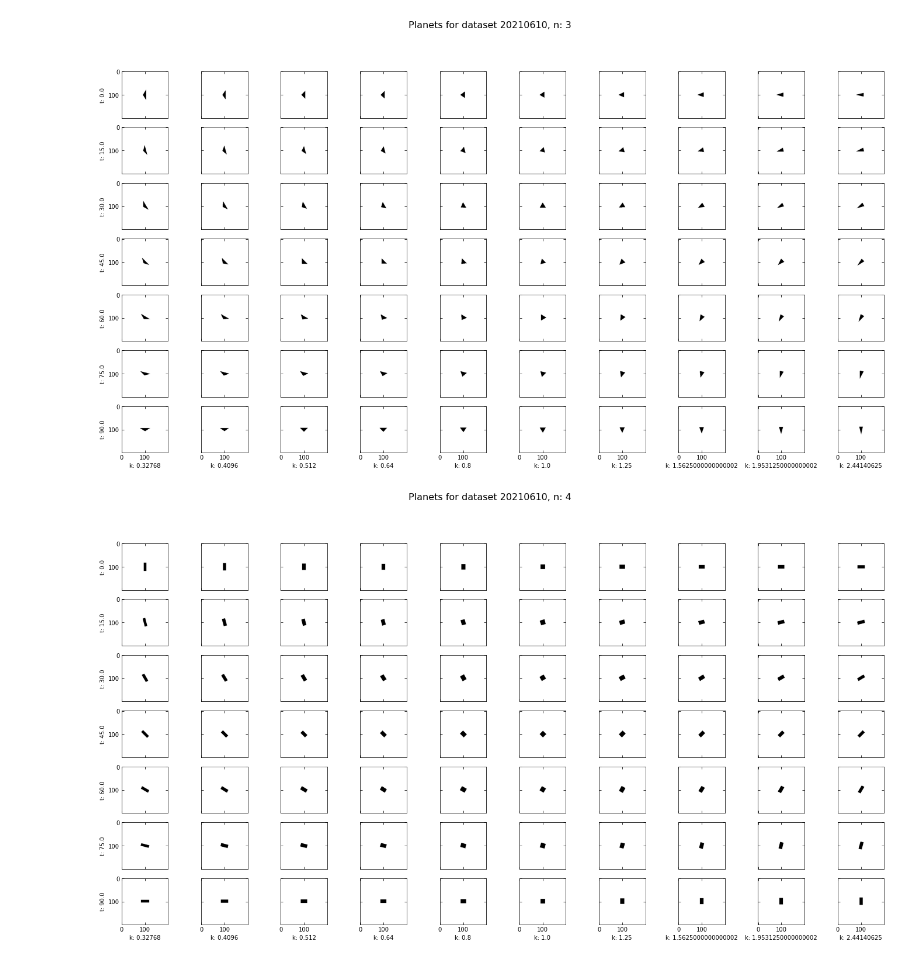
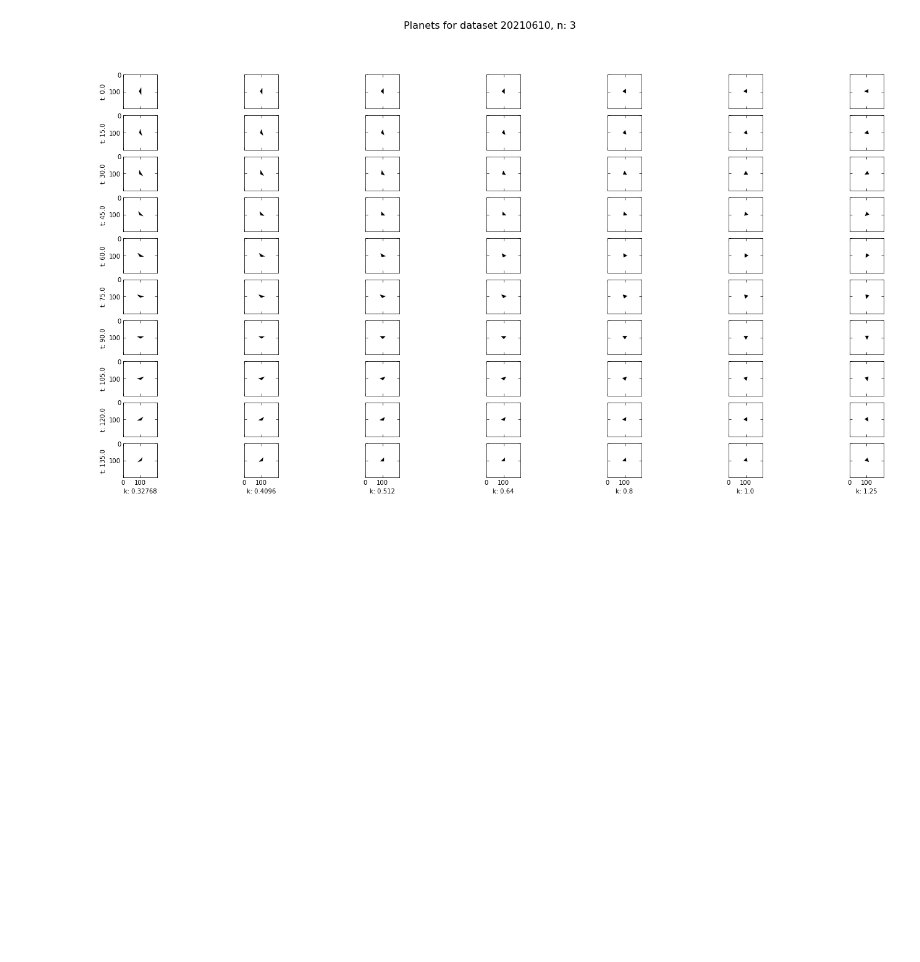
Before and after one commit to joshua-bromley/tessSignalInjection, a Jupyter notebook: Summer2021/varyingSize.ipynb, the cells around one changed output. Saved outputs shown, nothing was run; the diff lists cells and outputs as text; code cells hidden in the pictures; blank space fills up the shorter version.

```diff
--- a/Summer2021/varyingSize.ipynb
+++ b/Summer2021/varyingSize.ipynb
@@ -66,13 +66,7 @@ def fillShape(grid,points):
             for k in range(len(grid) - j -1):##Repeat going toward the right edge
                 if outline[i][j+k] == 1 and outline[i][j+k+1] == 0:
                     rightPasses += 1
-            for k in range(i):##Repeat going toward the top edge
-                if outline[i-k-1][j] == 1 and outline[i-k][j] == 0:
-                    upPasses += 1
-            for k in range(len(grid) - i -1):##Repeat going to the bottom edge
-                if outline[i + k][j] == 1 and outline[i+k+1][j] == 0:
-                    downPasses += 1
-            if (upPasses%2==1 or downPasses%2==1) and (rightPasses%2==1 or leftPasses%2==1) and (upPasses > 0 and downPasses > 0 and leftPasses > 0 and rightPasses > 0):
+            if (rightPasses%2==1 or leftPasses%2==1) and (leftPasses > 0 and rightPasses > 0):
                 ##If all directions have passes the outline at least once and the outline has been passes an odd number of times in at least one horizontal and one vertical direction, the point is definitely within the outline
                 grid[i][j] = 1
 
@@ -119,37 +113,36 @@ points = generatePoints(5,0.07,200,100,100,0,2,np.pi/5)
 planetGrid = fillShape(np.zeros([200,200]),points)
 planet = TransitingImage(opacitymat = planetGrid, v = 2, t_ref = 0, t_arr = times)
 planet.plot_grid()
 planetLC, overlapTimes = planet.gen_LC(t_arr = times)
 
 fig, ax = plt.subplots(1,1,figsize=(24,6))##Plotting for good measure
 ax.plot(overlapTimes,planetLC)
 plt.xlabel("Time",fontsize=14)
 plt.ylabel("Flux",fontsize=14)
 plt.title(r"Signal Light Curve",fontsize=16)
 plt.show()
 '''
 
 
 
-for i in range(4):
-    fig, axs = plt.subplots(7,10,figsize = (24,12))
-    for j in range(10):
-        for l in range(7):
+for i in range(1):
+    fig, axs = plt.subplots(10,7,figsize = (24,12))
+    for j in range(7):
+        for l in range(10):
             prop = 0.32768 * 1.25**j
             points = generatePoints(i+3,0.07,200,100,100,l*np.pi/12,prop,np.pi/(i+3))
             planetGrid = fillShape(np.zeros([200,200]),[points])
             filename = "Signals/n"+str(i+3)+"t"+str(l*360/12)+"k"+str(prop)+".txt"
             ##export(planetGrid, times, filename)
             axs[l][j].imshow(planetGrid, cmap = "Greys",aspect = 'equal', origin = 'upper')
             axs[l][j].tick_params(direction = "in", which = "major", length = 4, top = True, right = True)
             axs[l][j].tick_params(direction = "in", which = "minor", length = 2, top = True, right = True)
             axs[l][j].set_xlabel("k: "+ str(prop))
             axs[l][j].set_ylabel("t: "+str(l*180/12))
             for ax in axs.flat:
                 ax.label_outer()
     fig.suptitle("Planets for dataset 20210610, n: "+str(i+3), fontsize = 16)
-    fig.savefig("DataVisualization/20210610/n"+str(i+3)+"planet.png")
+    #fig.savefig("DataVisualization/20210610/n"+str(i+3)+"planet.png")
     plt.show()
 # %% [output]
-[figure, old version]
+[figure, new version]
-[figure, removed]
```
Also changed, not shown: parts of 1 cell of this notebook.
